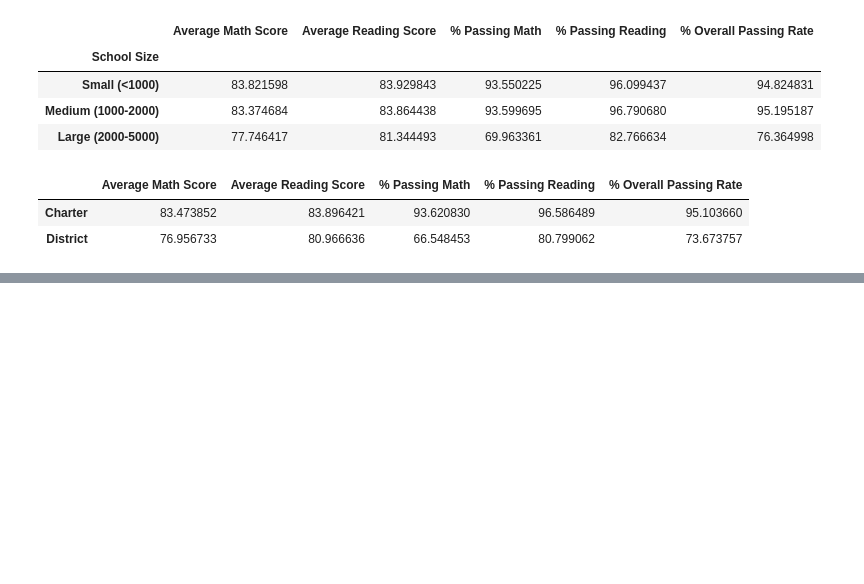
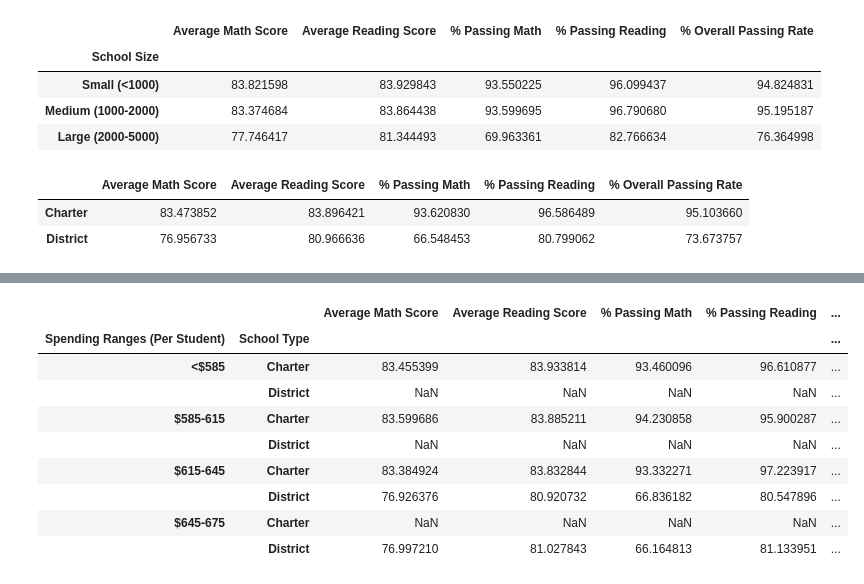
Before and after one commit to dialsilv/pandas-challenge, a Jupyter notebook: PyCitySchools/PyCitySchools.ipynb, the cells around one changed output, grey strips where cells are left out. Saved outputs shown, nothing was run; the diff lists cells and outputs as text; code cells hidden in the pictures; blank space fills up the shorter version.

```diff
--- a/PyCitySchools/PyCitySchools.ipynb
+++ b/PyCitySchools/PyCitySchools.ipynb
@@ -432,25 +374,32 @@ school_summary_type_sz
 # %%
 # TABLE SCORES BY SCHOOL TYPE AND SPENDING
 
 # Calculate stats
-school_avg_math_type_sp = school_data_complete.groupby(['Spending Ranges (Per Student)','type'])['math_score'].mean()
-school_avg_read_type_sp = school_data_complete.groupby(['Spending Ranges (Per Student)','type'])['reading_score'].mean()
+school_avg_math_type_sp = school_summary.groupby(['Spending Ranges (Per Student)','School Type'])['Average Math Score'].mean()
+school_avg_read_type_sp = school_summary.groupby(['Spending Ranges (Per Student)','School Type'])['Average Reading Score'].mean()
 
-school_sum_students_type_sp = school_data_complete.groupby(['Spending Ranges (Per Student)','type'])['Student ID'].count()
-school_num_pass_math_type_sp = school_data_complete.groupby(['Spending Ranges (Per Student)','type'])['math_score'].apply(lambda x: x[x > 70].count())
-school_percent_pass_math_type_sp = school_num_pass_math_type_sp / school_sum_students_type_sp * 100
-
-school_num_pass_read_type_sp = school_data_complete.groupby(['Spending Ranges (Per Student)','type'])['reading_score'].apply(lambda x: x[x > 70].count())
-school_percent_pass_read_type_sp = school_num_pass_read_type_sp / school_sum_students_type_sp * 100
+school_percent_pass_math_type_sp = school_summary.groupby(['Spending Ranges (Per Student)','School Type'])['% Passing Math'].mean()
+school_percent_pass_read_type_sp = school_summary.groupby(['Spending Ranges (Per Student)','School Type'])['% Passing Reading'].mean()
 
 school_percent_overall_type_sp = (school_percent_pass_math_type_sp + school_percent_pass_read_type_sp) / 2
 
 school_summary_type_sp = pd.DataFrame({
                                "Average Math Score": school_avg_math_type_sp,
                                "Average Reading Score": school_avg_read_type_sp,
                                "% Passing Math": school_percent_pass_math_type_sp,
                                "% Passing Reading": school_percent_pass_read_type_sp,
                                "% Overall Passing Rate": school_percent_overall_type_sp
                                 })
 
 school_summary_type_sp
+# %% [output]
+|  |  | Average Math Score | Average Reading Score | % Passing Math | % Passing Reading | ... |
+| Spending Ranges (Per Student) | School Type |  |  |  |  | ... |
+| <$585 | Charter | 83.455399 | 83.933814 | 93.460096 | 96.610877 | ... |
+|  | District | NaN | NaN | NaN | NaN | ... |
+| $585-615 | Charter | 83.599686 | 83.885211 | 94.230858 | 95.900287 | ... |
+|  | District | NaN | NaN | NaN | NaN | ... |
+| $615-645 | Charter | 83.384924 | 83.832844 | 93.332271 | 97.223917 | ... |
+|  | District | 76.926376 | 80.920732 | 66.836182 | 80.547896 | ... |
+| $645-675 | Charter | NaN | NaN | NaN | NaN | ... |
+|  | District | 76.997210 | 81.027843 | 66.164813 | 81.133951 | ... |
```
Also changed, not shown: parts of 5 cells of this notebook.
